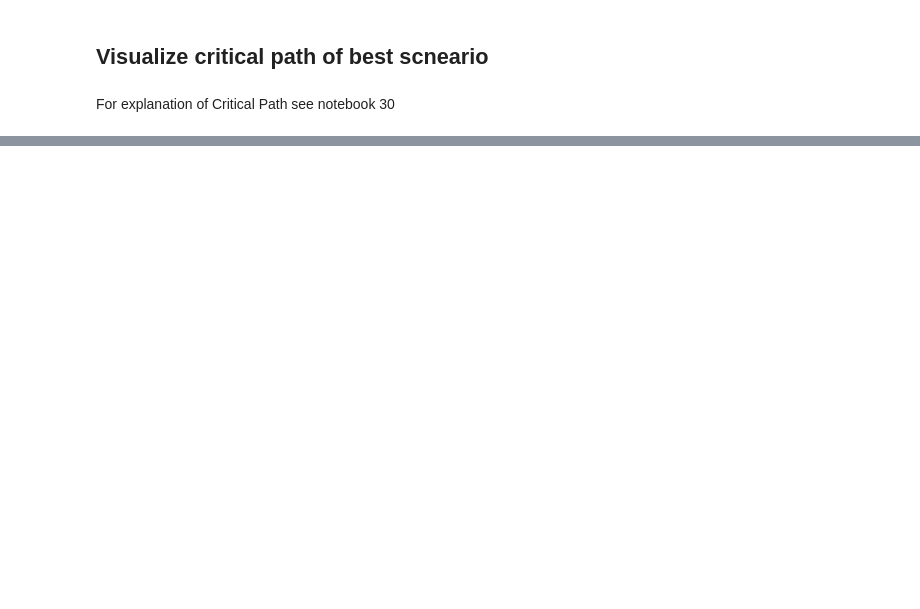
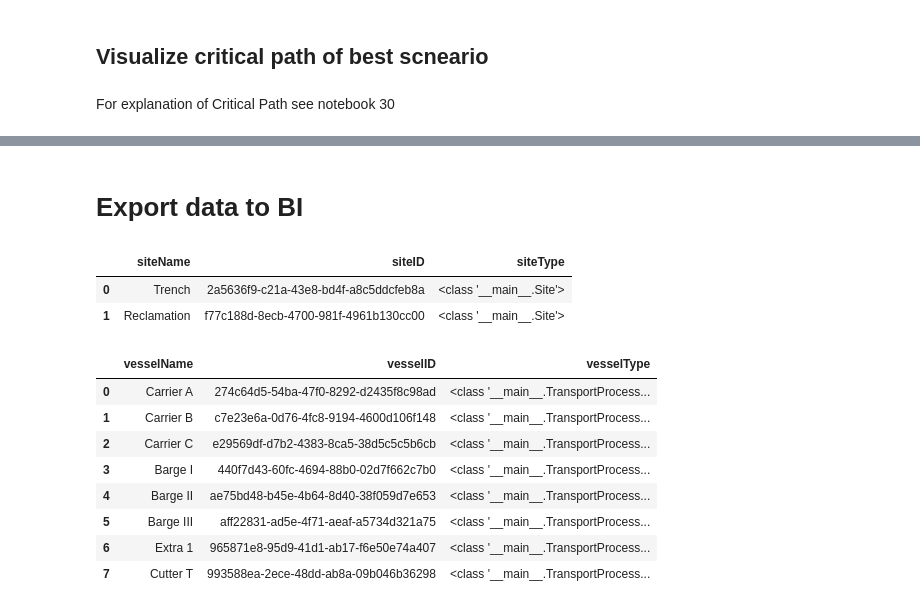
Before and after one commit to TUDelft-CITG/OpenCLSim, a Jupyter notebook: notebooks/24_cutters and barges.ipynb, the cells around one changed output, grey strips where cells are left out. Drawn from its saved outputs; the diff is of its cells as text; code cells hidden in the pictures; blank space fills up the shorter version.

Commit message:
export concepts and model activities with IDs

```diff
--- a/notebooks/24_cutters and barges.ipynb
+++ b/notebooks/24_cutters and barges.ipynb
@@ -426,0 +427,2 @@ Occupancy "Cutter T": 100.0 % Total cost 37700.0
+# %% [markdown]
+# Export data  to BI
@@ -426,0 +514,18 @@ Occupancy "Cutter T": 100.0 % Total cost 37700.0
+# %%
+export_concepts(sites, 'site', 'sites.csv')
+# %% [output]
+|  | siteName | siteID | siteType |
+| 0 | Trench | 2a5636f9-c21a-43e8-bd4f-a8c5ddcfeb8a | <class '__main__.Site'> |
+| 1 | Reclamation | f77c188d-8ecb-4700-981f-4961b130cc00 | <class '__main__.Site'> |
+# %%
+export_concepts(vessels, 'vessel', 'vessels.csv')
+# %% [output]
+|  | vesselName | vesselID | vesselType |
+| 0 | Carrier A | 274c64d5-54ba-47f0-8292-d2435f8c98ad | <class '__main__.TransportProcess... |
+| 1 | Carrier B | c7e23e6a-0d76-4fc8-9194-4600d106f148 | <class '__main__.TransportProcess... |
+| 2 | Carrier C | e29569df-d7b2-4383-8ca5-38d5c5c5b6cb | <class '__main__.TransportProcess... |
+| 3 | Barge I | 440f7d43-60fc-4694-88b0-02d7f662c7b0 | <class '__main__.TransportProcess... |
+| 4 | Barge II | ae75bd48-b45e-4b64-8d40-38f059d7e653 | <class '__main__.TransportProcess... |
+| 5 | Barge III | aff22831-ad5e-4f71-aeaf-a5734d321a75 | <class '__main__.TransportProcess... |
+| 6 | Extra 1 | 965871e8-95d9-41d1-ab17-f6e50e74a407 | <class '__main__.TransportProcess... |
+| 7 | Cutter T | 993588ea-2ece-48dd-ab8a-09b046b36298 | <class '__main__.TransportProcess... |
```
Also changed, not shown: parts of 15 cells of this notebook, 1 other file.
